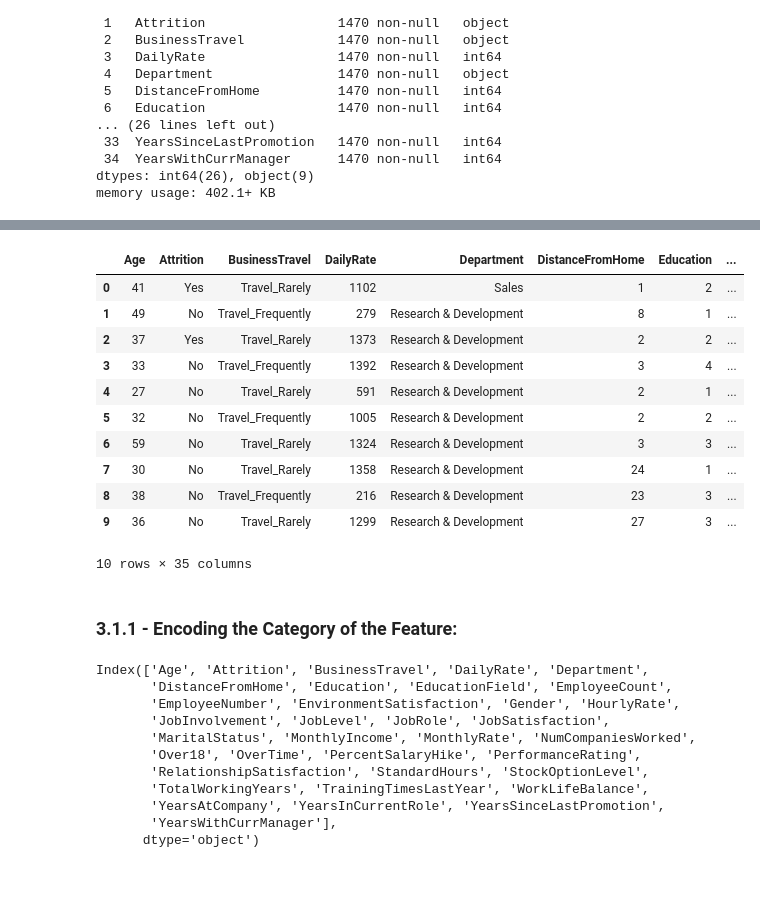
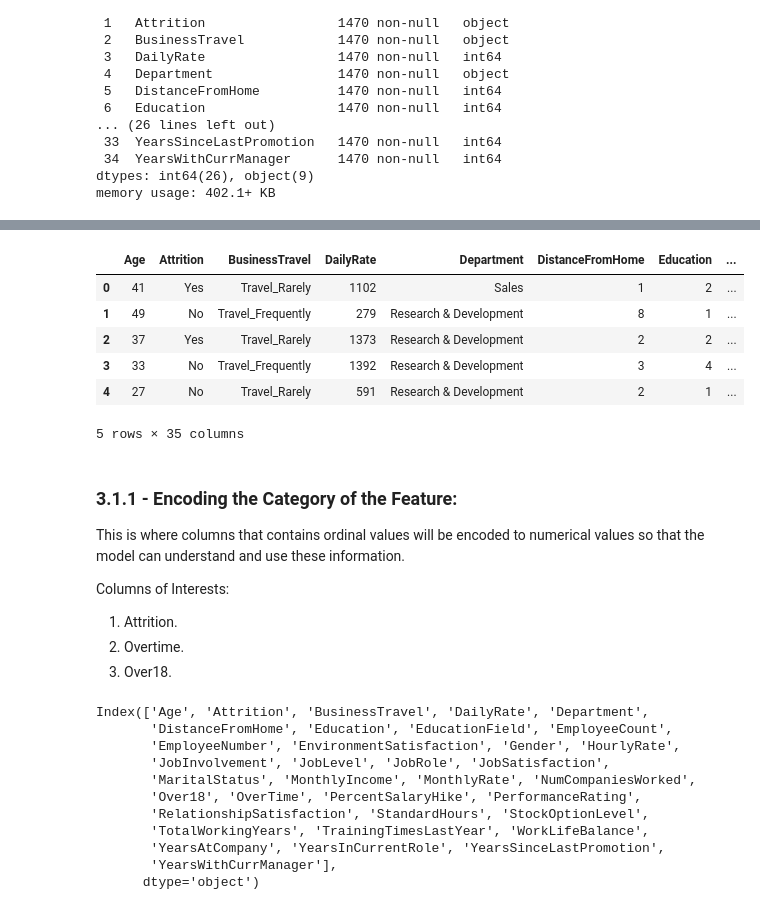
Before and after one commit to ylee9107/DS_Projects_for_Business, a Jupyter notebook: Project 1 - DS for HR department/DSB_Human Resource Department.ipynb, the cells around one changed output, grey strips where cells are left out. Saved outputs shown, nothing was run; the diff lists cells and outputs as text; code cells hidden in the pictures; blank space fills up the shorter version.

```diff
--- a/Project 1 - DS for HR department/DSB_Human Resource Department.ipynb
+++ b/Project 1 - DS for HR department/DSB_Human Resource Department.ipynb
@@ -178,20 +179,22 @@ Columns of Interests:
 # %%
-employee_data_df.head(10)
+employee_data_df.head()
 # %% [output]
 |  | Age | Attrition | BusinessTravel | DailyRate | Department | DistanceFromHome | Education | ... |
 | 0 | 41 | Yes | Travel_Rarely | 1102 | Sales | 1 | 2 | ... |
 | 1 | 49 | No | Travel_Frequently | 279 | Research & Development | 8 | 1 | ... |
 | 2 | 37 | Yes | Travel_Rarely | 1373 | Research & Development | 2 | 2 | ... |
 | 3 | 33 | No | Travel_Frequently | 1392 | Research & Development | 3 | 4 | ... |
 | 4 | 27 | No | Travel_Rarely | 591 | Research & Development | 2 | 1 | ... |
-| 5 | 32 | No | Travel_Frequently | 1005 | Research & Development | 2 | 2 | ... |
-| 6 | 59 | No | Travel_Rarely | 1324 | Research & Development | 3 | 3 | ... |
-| 7 | 30 | No | Travel_Rarely | 1358 | Research & Development | 24 | 1 | ... |
-| 8 | 38 | No | Travel_Frequently | 216 | Research & Development | 23 | 3 | ... |
-| 9 | 36 | No | Travel_Rarely | 1299 | Research & Development | 27 | 3 | ... |
-10 rows × 35 columns
+5 rows × 35 columns
-# %% [markdown]
-### 3.1.1 - Encoding the Category of the Feature:
+# %% [markdown]
+### 3.1.1 - Encoding the Category of the Feature:
+
+This is where columns that contains ordinal values will be encoded to numerical values so that the model can understand and use these information.
+
+Columns of Interests:
+1. Attrition.
+2. Overtime.
+3. Over18.
 # %%
 # Import the required library:
 from sklearn.base import TransformerMixin
```
Also changed, not shown: parts of 28 cells of this notebook.
